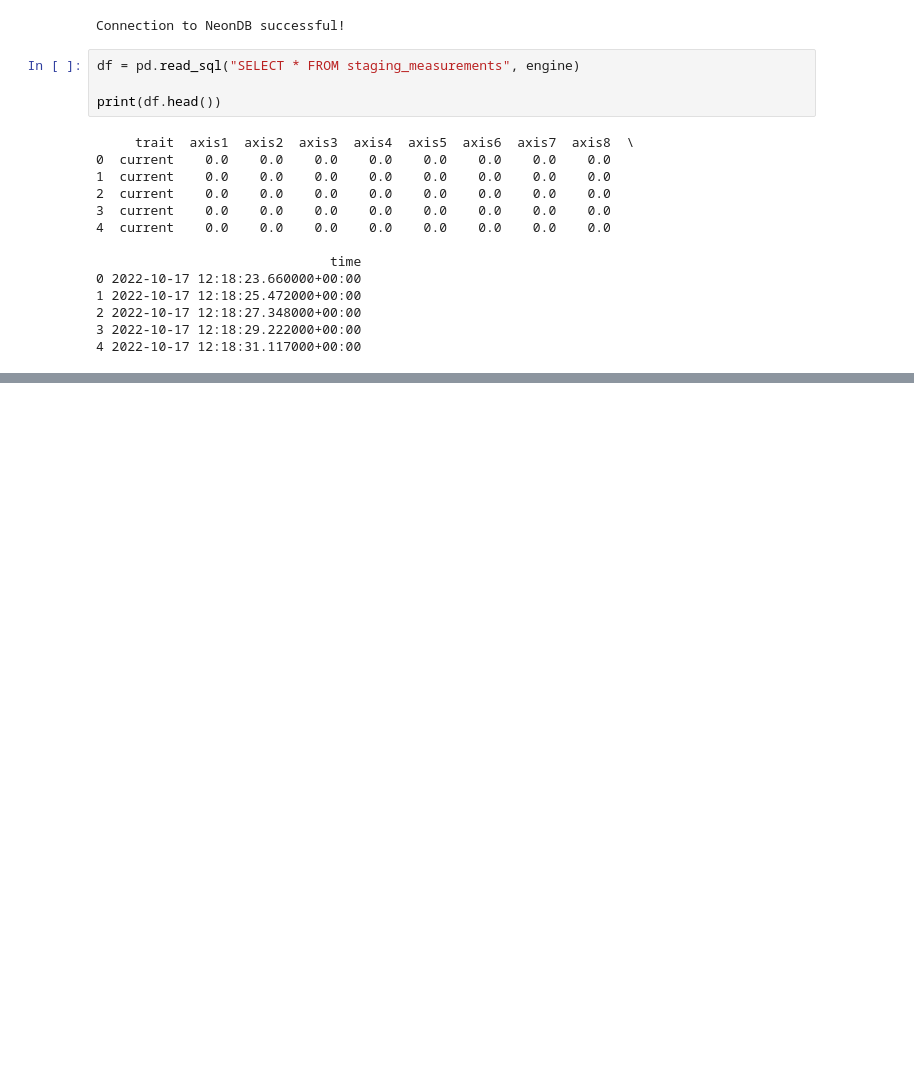
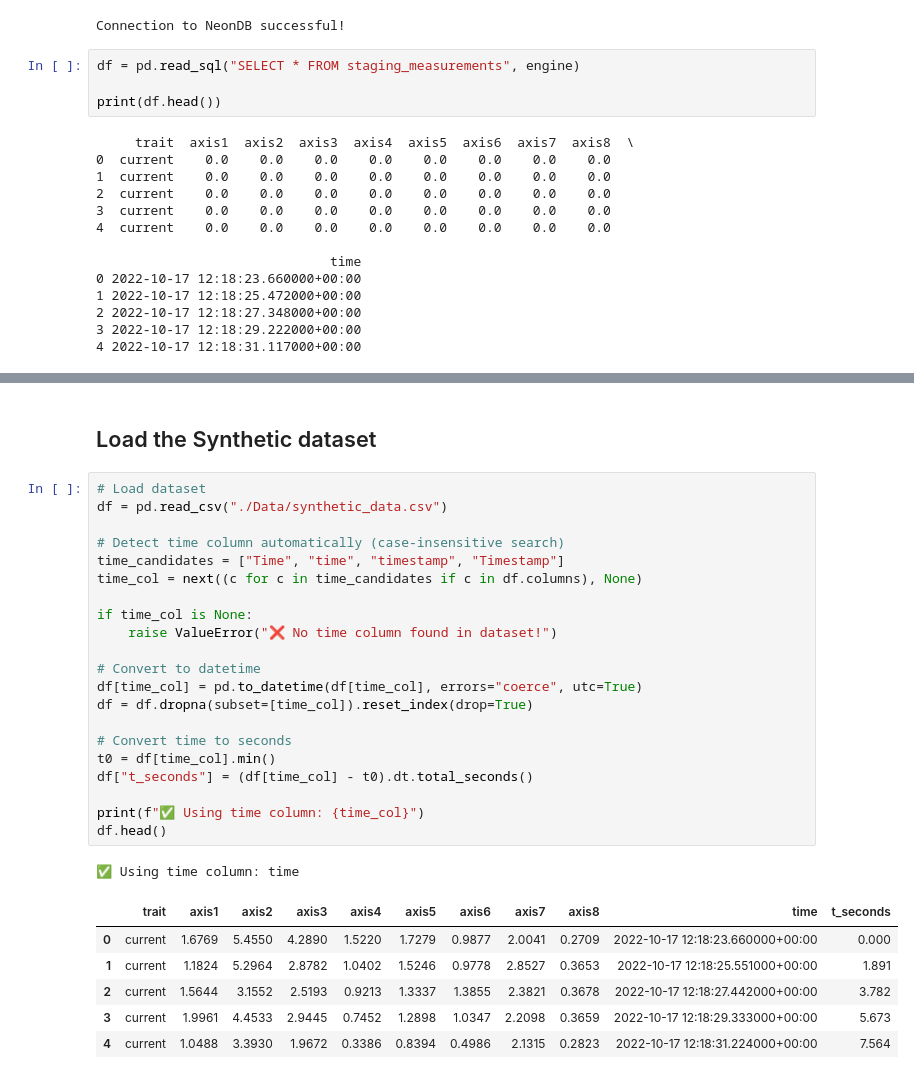
Before and after one commit to 9082825/Practical_Lab1_CSCN8010, a Jupyter notebook: main.ipynb, the cells around one changed output, grey strips where cells are left out. Saved outputs shown, nothing was run; the diff lists cells and outputs as text; blank space fills up the shorter version.

```diff
--- a/main.ipynb
+++ b/main.ipynb
@@ -133,3 +133,34 @@ print(f"\nSynthetic data saved -> {OUTPUT_PATH}")
 Using axes: ['axis1', 'axis2', 'axis3', 'axis4', 'axis5', 'axis6', 'axis7', 'axis8']
 
 Synthetic data saved -> ./Data/synthetic_data.csv
+# %% [markdown]
+## Load the Synthetic dataset
+# %%
+# Load dataset
+df = pd.read_csv("./Data/synthetic_data.csv")
+
+# Detect time column automatically (case-insensitive search)
+time_candidates = ["Time", "time", "timestamp", "Timestamp"]
+time_col = next((c for c in time_candidates if c in df.columns), None)
+
+if time_col is None:
+    raise ValueError("❌ No time column found in dataset!")
+
+# Convert to datetime
+df[time_col] = pd.to_datetime(df[time_col], errors="coerce", utc=True)
+df = df.dropna(subset=[time_col]).reset_index(drop=True)
+
+# Convert time to seconds
+t0 = df[time_col].min()
+df["t_seconds"] = (df[time_col] - t0).dt.total_seconds()
+
+print(f"✅ Using time column: {time_col}")
+df.head()
+# %% [output]
+✅ Using time column: time
+|  | trait | axis1 | axis2 | axis3 | axis4 | axis5 | axis6 | axis7 | axis8 | time | t_seconds |
+| 0 | current | 1.6769 | 5.4550 | 4.2890 | 1.5220 | 1.7279 | 0.9877 | 2.0041 | 0.2709 | 2022-10-17 12:18:23.660000+00:00 | 0.000 |
+| 1 | current | 1.1824 | 5.2964 | 2.8782 | 1.0402 | 1.5246 | 0.9778 | 2.8527 | 0.3653 | 2022-10-17 12:18:25.551000+00:00 | 1.891 |
+| 2 | current | 1.5644 | 3.1552 | 2.5193 | 0.9213 | 1.3337 | 1.3855 | 2.3821 | 0.3678 | 2022-10-17 12:18:27.442000+00:00 | 3.782 |
+| 3 | current | 1.9961 | 4.4533 | 2.9445 | 0.7452 | 1.2898 | 1.0347 | 2.2098 | 0.3659 | 2022-10-17 12:18:29.333000+00:00 | 5.673 |
+| 4 | current | 1.0488 | 3.3930 | 1.9672 | 0.3386 | 0.8394 | 0.4986 | 2.1315 | 0.2823 | 2022-10-17 12:18:31.224000+00:00 | 7.564 |
```
Also changed, not shown: parts of 3 cells of this notebook, 6 other files.
